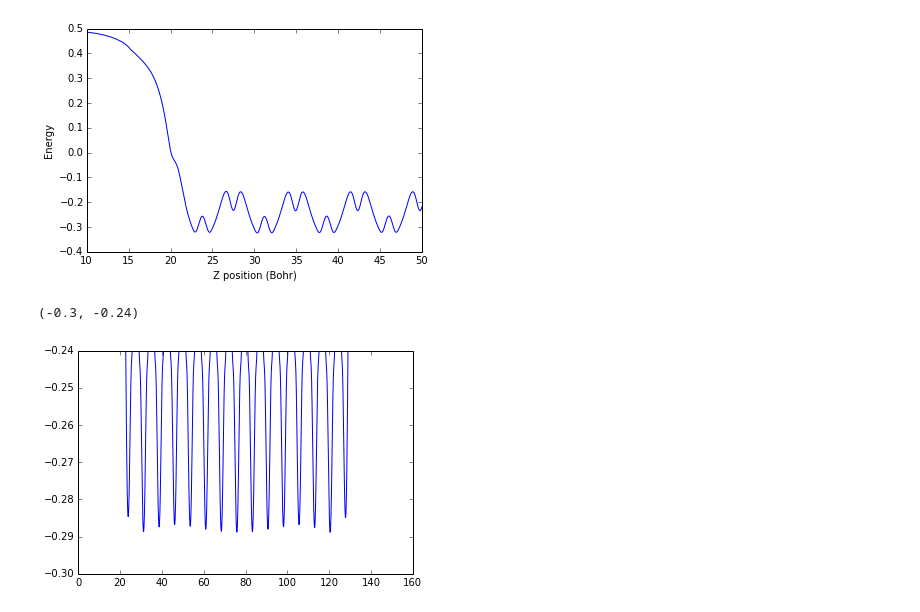
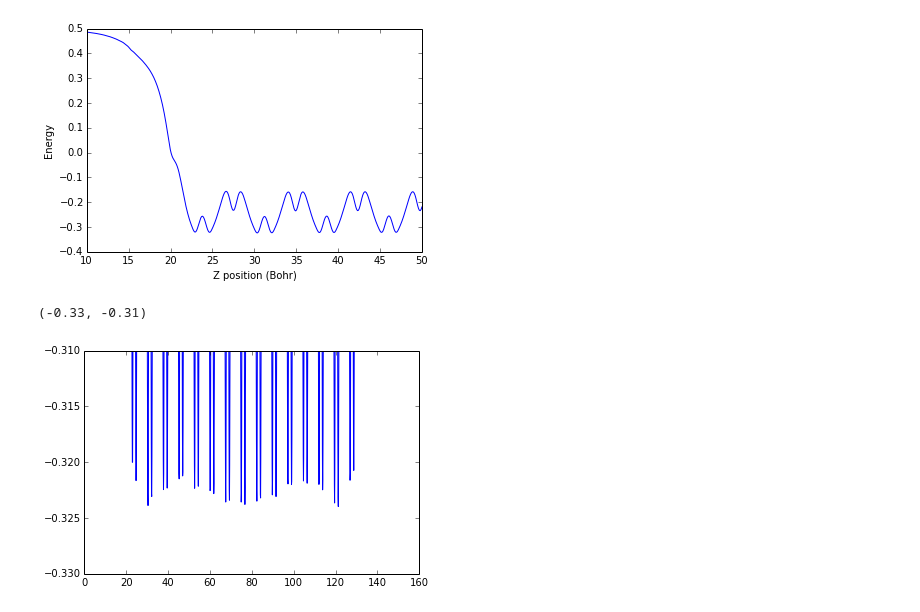
Before and after one commit to shiangfang/DFT_KIT, a Jupyter notebook: interface/DFT_IPython_interface/QES_potential_plot_ppx.ipynb, the cells around one changed output. Drawn from its saved outputs; the diff is of its cells as text; code cells hidden in the pictures.

```diff
--- a/interface/DFT_IPython_interface/QES_potential_plot_ppx.ipynb
+++ b/interface/DFT_IPython_interface/QES_potential_plot_ppx.ipynb
@@ -46,7 +46,7 @@ plt.ylim([-.46,-.4])
 # %%
 os.chdir('/Users/shiangfang/Shiang DrobBox/Dropbox/Physics Research/Tim Kaxiras Group/DFT_KIT/temp/sb_slab_pot')
 
-data=np.loadtxt('bi.avg.out',skiprows=24)
+databi=np.loadtxt('bi.avg.out',skiprows=24)
 
 print(data)
 # %% [output]
@@ -70,9 +70,9 @@ plt.xlim([10,50])
 (10, 50)
 [figure]
 # %%
-plt.plot(data[:,0],data[:,2])
-plt.ylim([-.3,-.24])
+plt.plot(databi[:,0],databi[:,1])
+plt.ylim([-.33,-.31])
 #plt.ylim([0.21,0.3])
 # %% [output]
-(-0.3, -0.24)
+(-0.33, -0.31)
-[figure, old version]
+[figure, new version]
```
Also changed, not shown: parts of 7 cells of this notebook, 15 other files.
